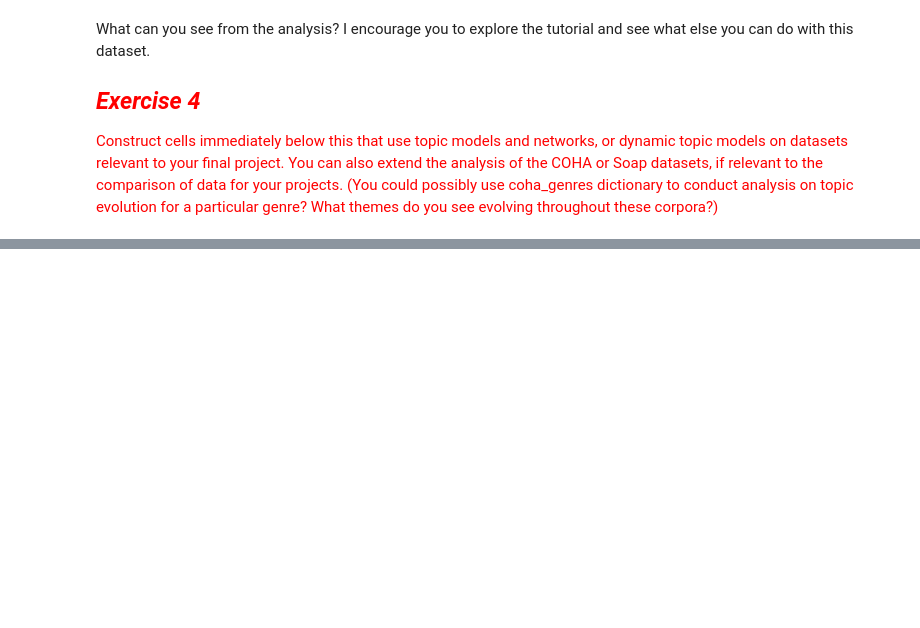
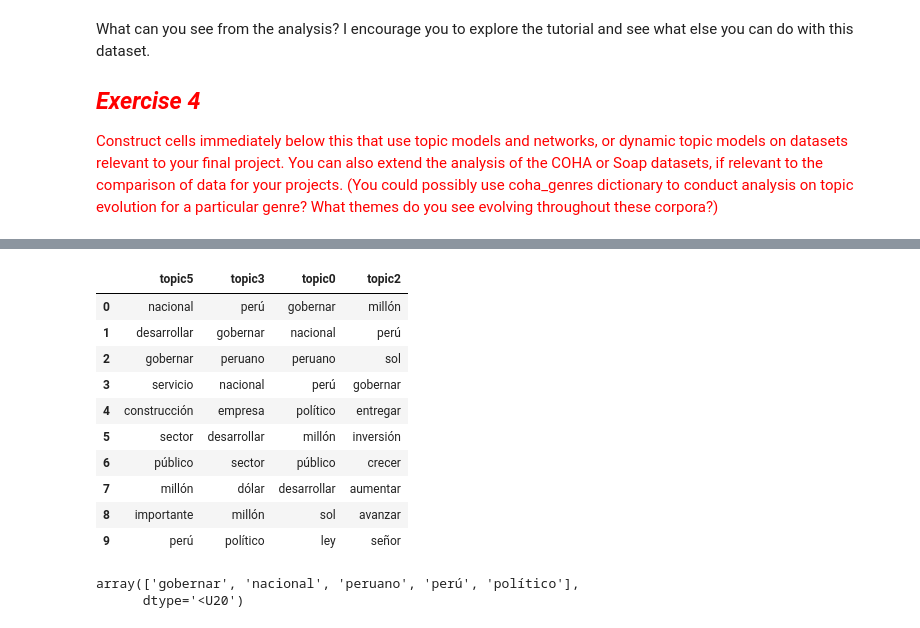
Before and after one commit to luisesanmartin/Content-Analysis-2020, a Jupyter notebook: week-6/6-Discovering-Patterns-Clusters-and-Topics.ipynb, the cells around one changed output, grey strips where cells are left out. Cells and saved outputs as stored; diff of their text form; code cells hidden in the pictures; blank space fills up the shorter version.

```diff
--- a/week-6/6-Discovering-Patterns-Clusters-and-Topics.ipynb
+++ b/week-6/6-Discovering-Patterns-Clusters-and-Topics.ipynb
@@ -1633,5 +1635,10 @@ What can you see from the analysis? I encourage you to explore the tutorial and
 <span style="color:red">Construct cells immediately below this that use topic models and networks, or dynamic topic models on datasets relevant to your final project. You can also extend the analysis of the COHA or Soap datasets, if relevant to the comparison of data for your projects. (You could possibly use coha_genres dictionary to conduct analysis on topic evolution for a particular genre? What themes do you see evolving throughout these corpora?)
 # %%
 time_slice_speech = [5, 5, 11, 5, 5, 5, 4]
+# %%
+n_topics = 7
 # %%
-ldaseq = ldaseqmodel.LdaSeqModel(corpus=corpus_speech, id2word=dictionary_speech, time_slice=time_slice_speech, num_topics=7)
+ldaseq = ldaseqmodel.LdaSeqModel(corpus=corpus_speech,
+                                 id2word=dictionary_speech,
+                                 time_slice=time_slice_speech,
+                                 num_topics=n_topics)
@@ -1637,0 +1700,23 @@ ldaseq = ldaseqmodel.LdaSeqModel(corpus=corpus_speech, id2word=dictionary_speech
+# %%
+df = pandas.DataFrame()
+for i in [5, 3, 0, 2]:
+    df['topic' + str(i)] = np.array(ldaseq.print_topic(i)[:10])[:,0]
+# %%
+df
+# %% [output]
+|  | topic5 | topic3 | topic0 | topic2 |
+| 0 | nacional | perú | gobernar | millón |
+| 1 | desarrollar | gobernar | nacional | perú |
+| 2 | gobernar | peruano | peruano | sol |
+| 3 | servicio | nacional | perú | gobernar |
+| 4 | construcción | empresa | político | entregar |
+| 5 | sector | desarrollar | millón | inversión |
+| 6 | público | sector | público | crecer |
+| 7 | millón | dólar | desarrollar | aumentar |
+| 8 | importante | millón | sol | avanzar |
+| 9 | perú | político | ley | señor |
+# %%
+np.array(ldaseq.print_topic(0)[:5])[:,0]
+# %% [output]
+array(['gobernar', 'nacional', 'peruano', 'perú', 'político'],
+      dtype='<U20')
```
Also changed, not shown: parts of 28 cells of this notebook.
